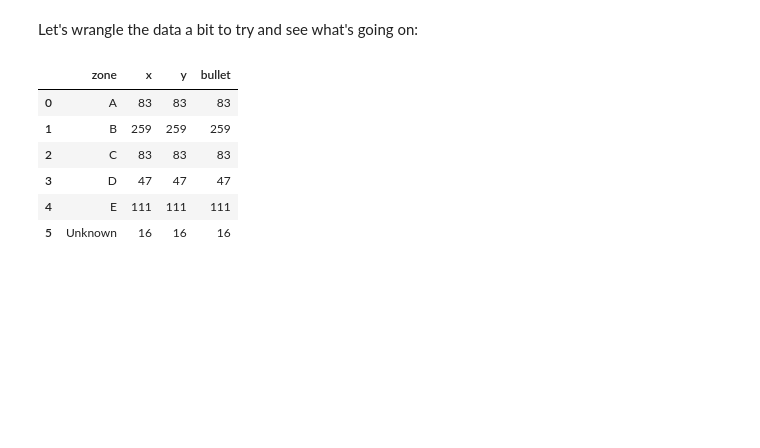
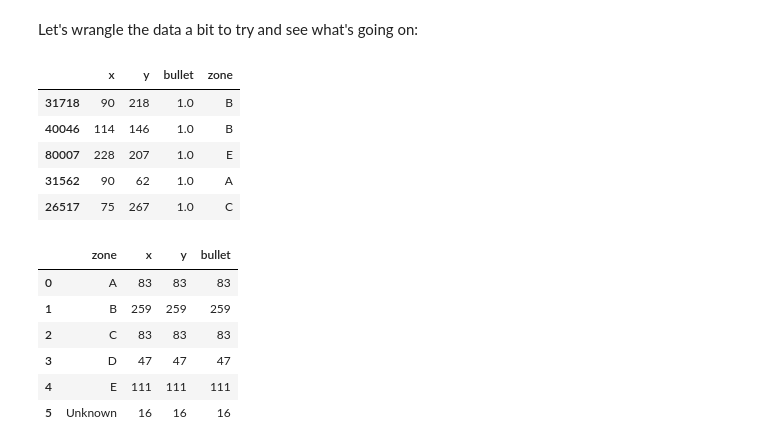
Before and after one commit to ubco-cmps/data301_course, a Jupyter notebook: notes/week09/Lecture9.ipynb, the cells around one changed output. Cells and saved outputs as stored; diff of their text form; code cells hidden in the pictures; blank space fills up the shorter version.

```diff
--- a/notes/week09/Lecture9.ipynb
+++ b/notes/week09/Lecture9.ipynb
@@ -60,4 +60,16 @@ Columns are: ['x', 'y', 'bullet', 'zone']
 Values for 'bullet' column is either 1 or NA
 # %% [markdown]
 Let's wrangle the data a bit to try and see what's going on:
+# %%
+# First, only consider the bullet 'hits':
+
+hits_df = df[df['bullet']==1]
+hits_df.sample(5)
+# %% [output]
+|  | x | y | bullet | zone |
+| 31718 | 90 | 218 | 1.0 | B |
+| 40046 | 114 | 146 | 1.0 | B |
+| 80007 | 228 | 207 | 1.0 | E |
+| 31562 | 90 | 62 | 1.0 | A |
+| 26517 | 75 | 267 | 1.0 | C |
 # %%
```
Also changed, not shown: parts of 4 cells of this notebook.
